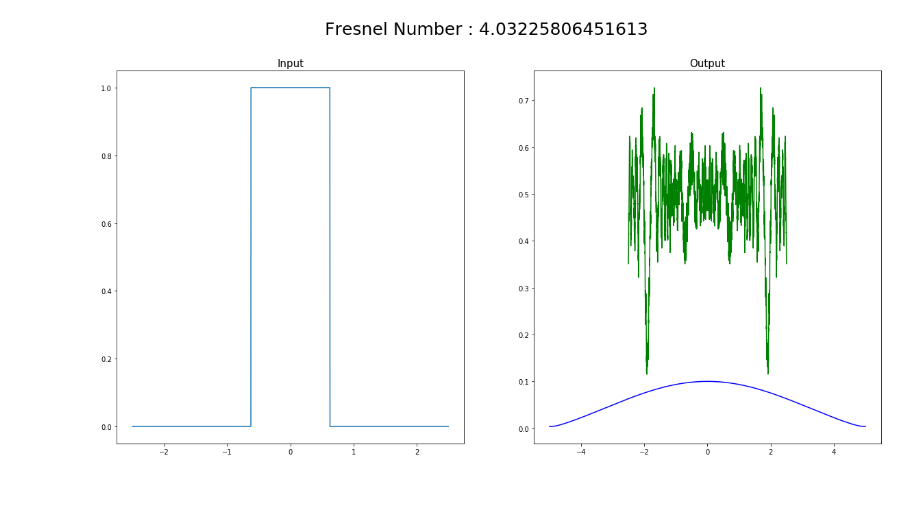
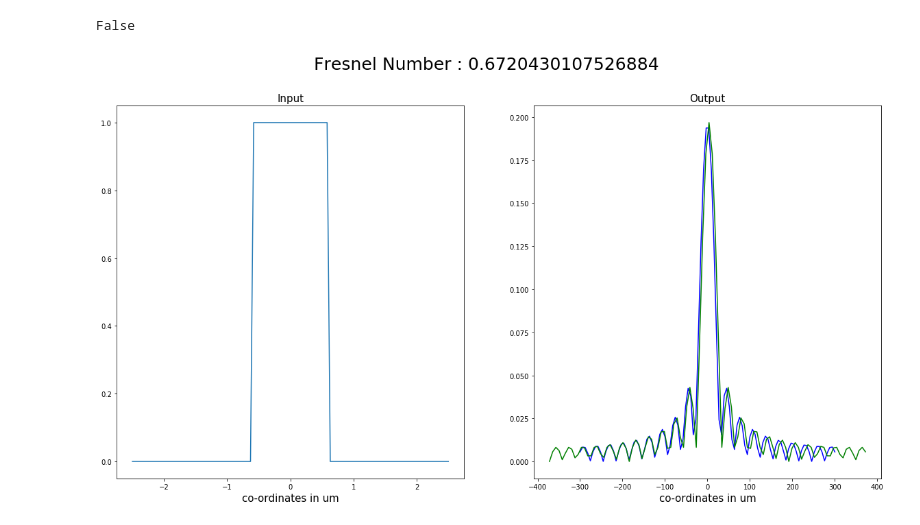
Before and after one commit to s-sajid-ali/xwp, a Jupyter notebook: compare_1d_temp.ipynb, the cells around one changed output. Cells and saved outputs as stored; diff of their text form; code cells hidden in the pictures; blank space fills up the shorter version.

```diff
--- a/compare_1d_temp.ipynb
+++ b/compare_1d_temp.ipynb
@@ -7,16 +7,22 @@ import numexpr as ne
 energy = 1000
 wavel = (1240/energy)*10**(-9)
 pi = np.pi
-z = 5e-3
-N = 5000
+z = 30e-3
+N = 100
 L_in  = 5e-6
-L_out = 10e-6
+L_out = 600e-6
 
 in_domain_exact  = np.linspace(-L_in/2,L_in/2,N)
-out_domain_exact = np.linspace(-L_out/2,L_out/2,10*N)
+out_domain_exact = np.linspace(-L_out/2,L_out/2,N)
 
 in_wave = np.zeros(N)
 in_wave[int(N/2)-int(N/8):int(N/2)+int(N/8)] = 1
-out_wave_exact = np.zeros((10*N),dtype='complex128')
+out_wave_exact = np.zeros((N),dtype='complex128')
+# %%
+sampling = in_domain_exact[1] - in_domain_exact[0]
+critical = (wavel*z/L_in)
+print(sampling>critical)
+# %% [output]
+False
 # %%
 exact_prop(in_wave,out_wave_exact,L_in,L_out,wavel,z)
@@ -24,13 +29,17 @@ out_tf,L_tf = propTF(in_wave,L_in/N,L_in,wavel,z)
+# %%
+out_,L_ = propFF(in_wave,L_in/N,L_in,wavel,z)
+out_domain_ = np.linspace(-L_/2,L_/2,N)
 # %%
 f, (ax1,ax2) = plt.subplots(1,2)
 ax1.plot(in_domain_exact*1e6,np.abs(in_wave))
-#ax1.set_xtitle('test')
+ax1.set_xlabel('co-ordinates in um',fontsize = 15)
 ax1.set_title('Input', fontsize = 15)
 ax2.plot(out_domain_exact*1e6, np.abs(out_wave_exact),'b')
-ax2.plot(in_domain_exact*1e6, np.abs(out_tf),'g')
+ax2.plot(out_domain_*1e6, np.abs(out_),'g')
+ax2.set_xlabel('co-ordinates in um',fontsize = 15)
 ax2.set_title('Output', fontsize = 15)
 f.set_size_inches(20, 10, forward=True)
 f.suptitle('Fresnel Number : '+str((L_in**2)/(wavel*z)),fontsize = 25)
 plt.show()
 # %% [output]
-[figure, old version]
+[figure, new version]
```
Also changed, not shown: parts of 3 cells of this notebook, 4 other files.
